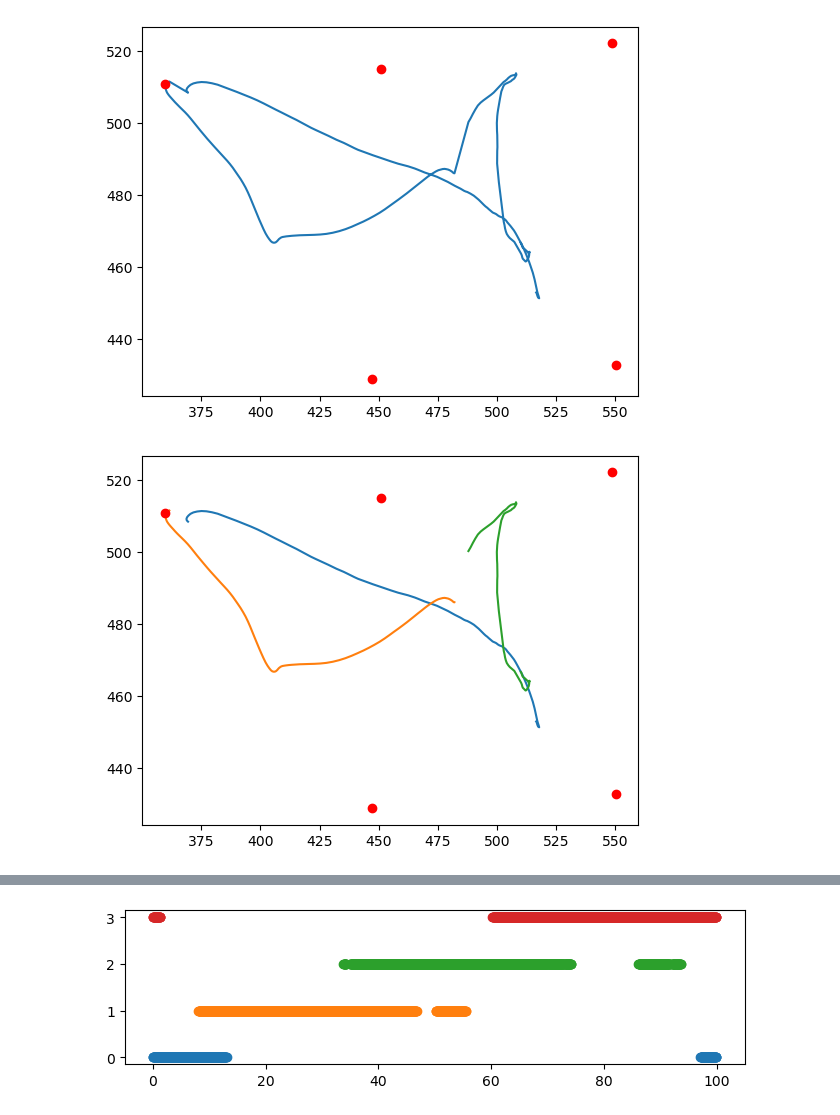
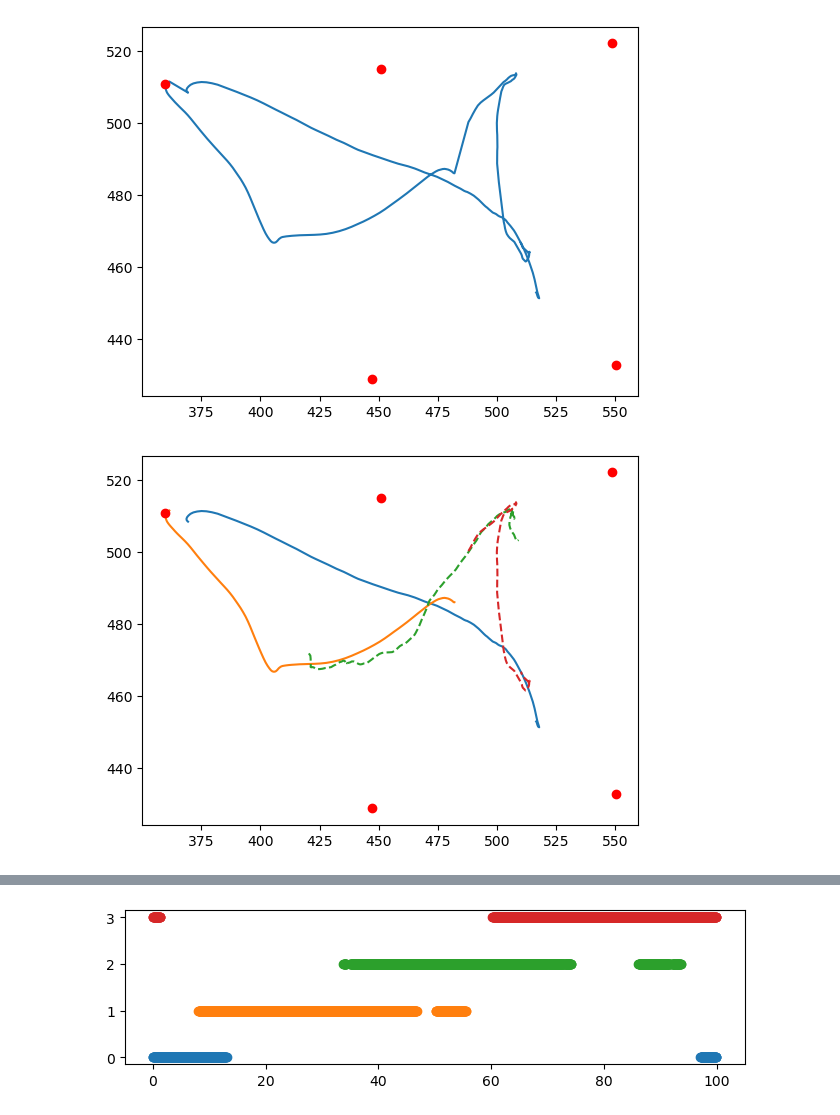
Before and after one commit to EmmettJT/sequences_analyse_PPSeq, a Jupyter notebook: revision_analysis/prioritisation_analysis/behaviour_sleep_link/1_bts_extract_behavioural_features.ipynb, the cells around one changed output, grey strips where cells are left out. Saved outputs shown, nothing was run; the diff lists cells and outputs as text; code cells hidden in the pictures.

```diff
--- a/revision_analysis/prioritisation_analysis/behaviour_sleep_link/1_bts_extract_behavioural_features.ipynb
+++ b/revision_analysis/prioritisation_analysis/behaviour_sleep_link/1_bts_extract_behavioural_features.ipynb
@@ -1089,10 +1100,10 @@ for port in port_centroids:
 # %%
 plt.plot([item[0] for item in a_curve1], [item[1] for item in a_curve1])
 plt.plot([item[0] for item in a_curve2], [item[1] for item in a_curve2])
-plt.plot([item[0] for item in a_curve3], [item[1] for item in a_curve3])
-# plt.plot([item[0] for item in a_curve4], [item[1] for item in a_curve4])
+plt.plot([item[0] for item in a_curve3], [item[1] for item in a_curve3],'--')
+plt.plot([item[0] for item in a_curve4], [item[1] for item in a_curve4],'--')
 
 for port in port_centroids:
     plt.plot(port[0], port[1], 'o', color='red')
 # %% [output]
-[figure, old version]
+[figure, new version]
```
Also changed, not shown: parts of 3 cells of this notebook, 2 other files.
